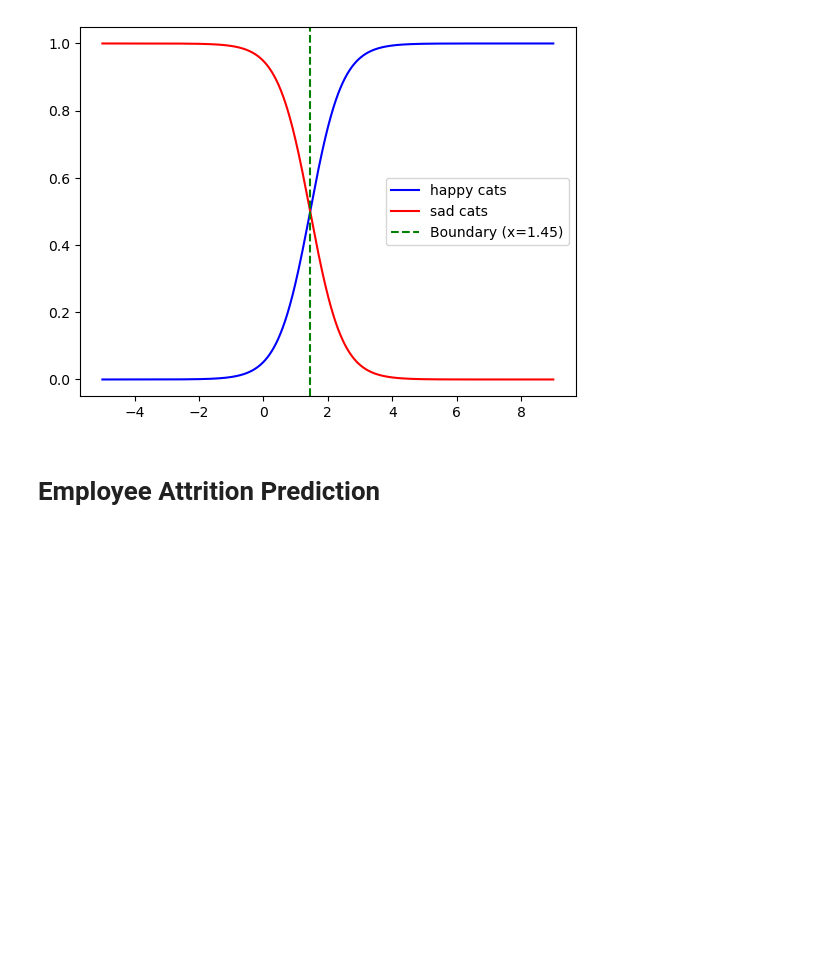
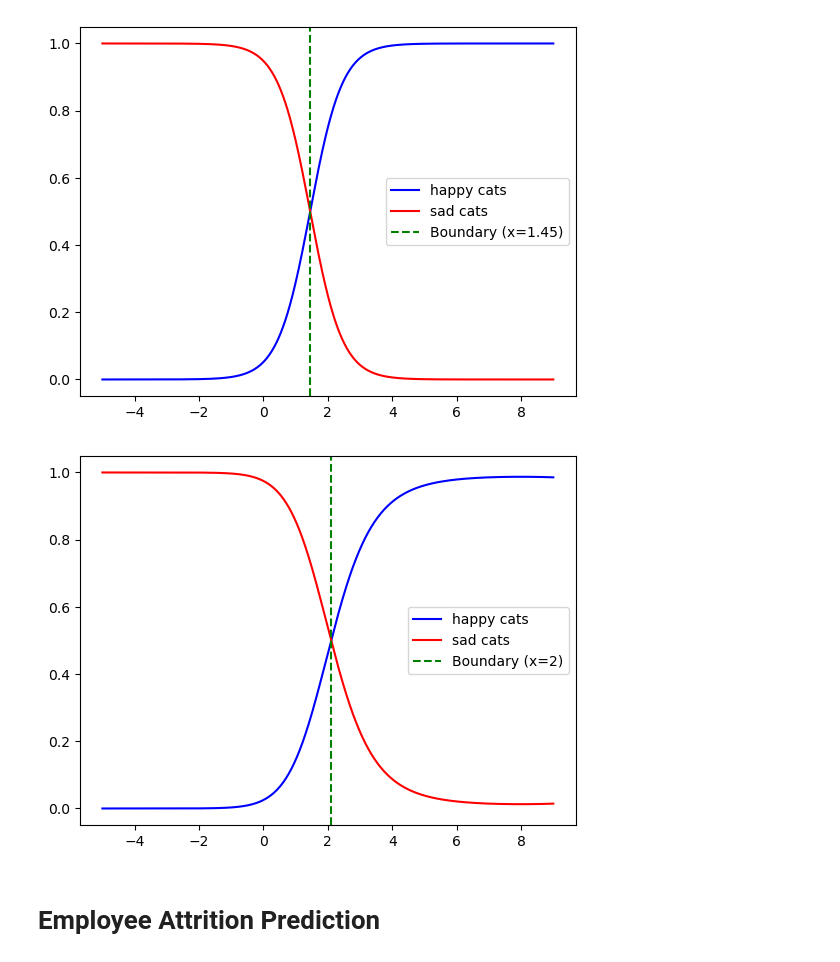
Before and after one commit to GnuBurn/PatternReg, a Jupyter notebook: Hw2/Pattern_HW2_student_2026.ipynb, the cells around one changed output. Cells and saved outputs as stored; diff of their text form; code cells hidden in the pictures; blank space fills up the shorter version.

```diff
--- a/Hw2/Pattern_HW2_student_2026.ipynb
+++ b/Hw2/Pattern_HW2_student_2026.ipynb
@@ -56,3 +58,28 @@ plt.show()
+# %%
+#OT3
+'''
+The decision boundary is around 2.105 found from the intersection.
+'''
+mu1 = 4
+mu2 = 0
+sigma1 = np.sqrt(2)
+sigma2 = 2
+
+x = np.linspace(-5, 9, 1000)
+
+lh1 = norm_dis(x, mu1, sigma1)
+lh2 = norm_dis(x, mu2, sigma2)
+
+post1 = lh1 / (lh1 + lh2)
+post2 = lh2 / (lh1 + lh2)
+
+plt.plot(x, post1, label="happy cats", color='blue')
+plt.plot(x, post2, label="sad cats", color='red')
+plt.axvline(x = 2.105, color='green',linestyle='--', label='Boundary (x=2)')
+plt.legend()
+plt.show()
+# %% [output]
+[figure, added]
 # %% [markdown]
 # Employee Attrition Prediction
 # %% [markdown]
```
Also changed, not shown: parts of 34 cells of this notebook, 5 other files.
